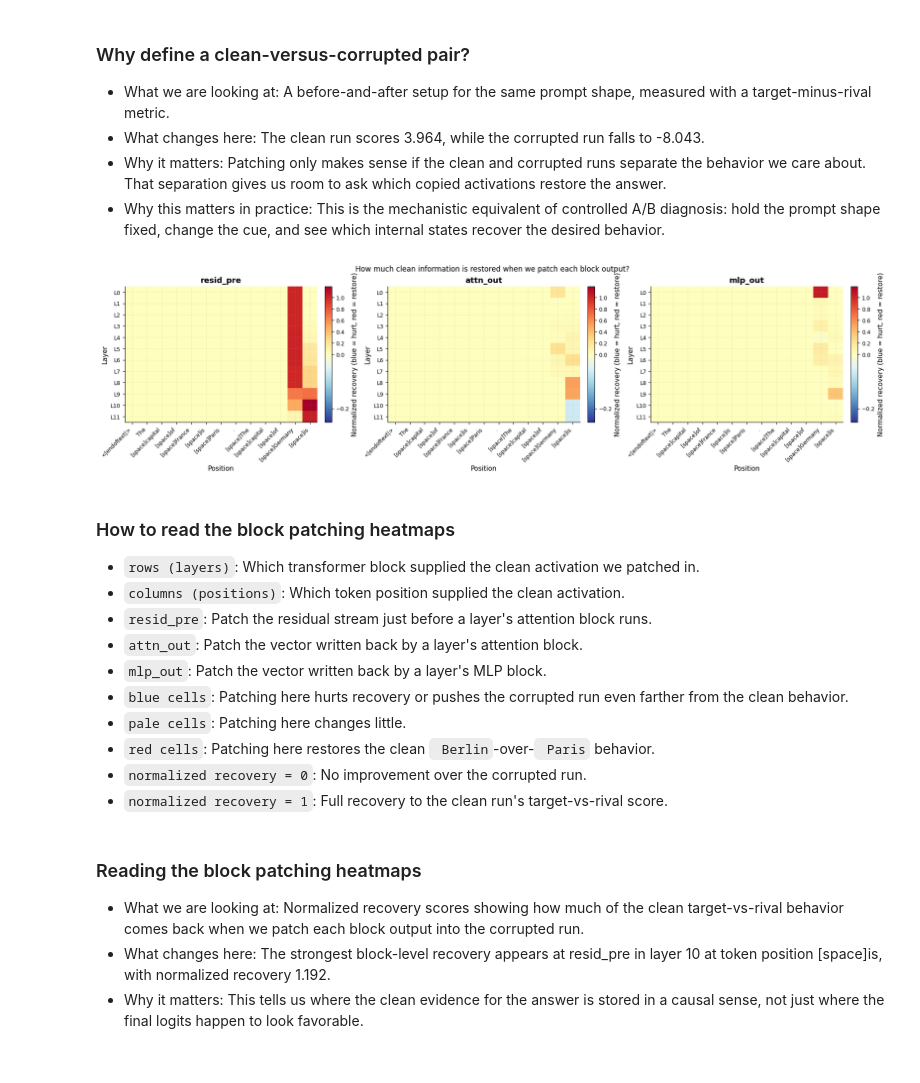
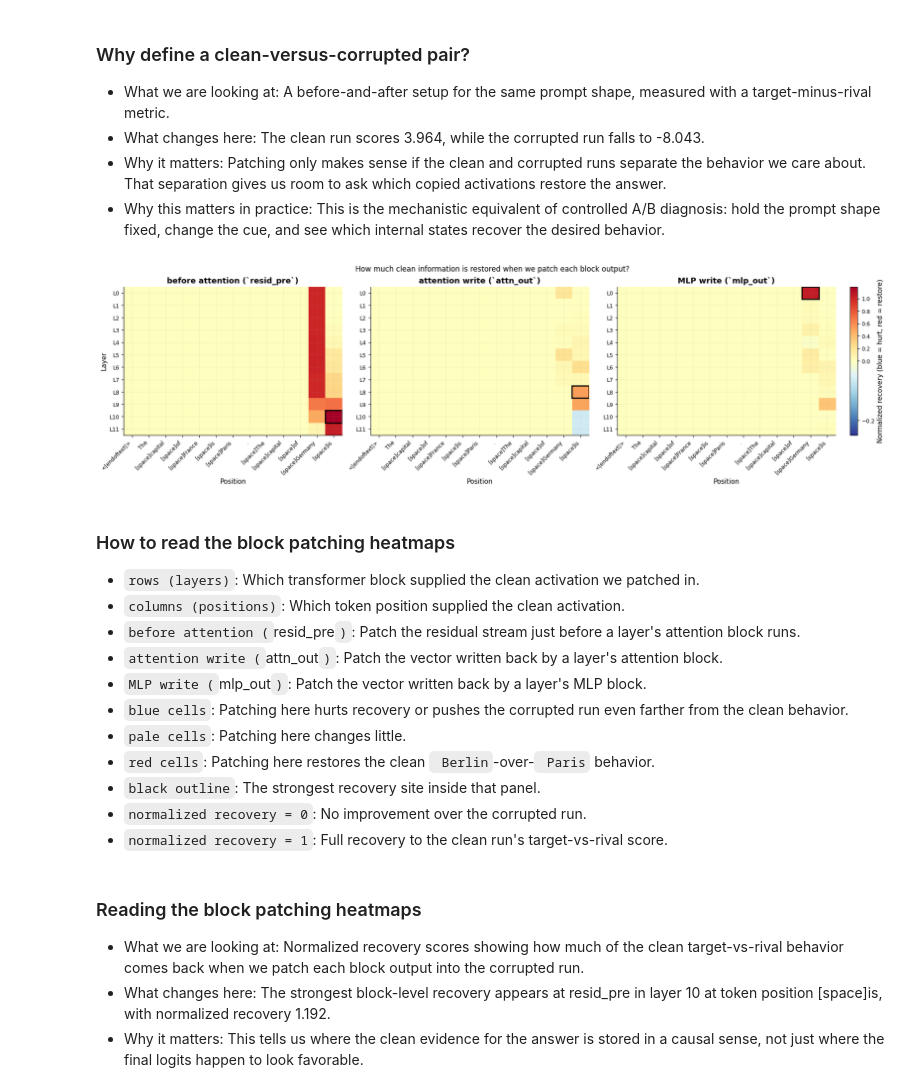
Before and after one commit to benk7alifa/llm-mechanics-lab, a Jupyter notebook: notebooks/llm_mechanics_lab.ipynb, the cells around one changed output. Saved outputs shown, nothing was run; the diff lists cells and outputs as text; code cells hidden in the pictures; blank space fills up the shorter version.

Commit message:
Refine notebook figures and causal pacing

```diff
--- a/notebooks/llm_mechanics_lab.ipynb
+++ b/notebooks/llm_mechanics_lab.ipynb
@@ -1615,46 +1597,48 @@ display_takeaways(
 # %%
 with contextlib.redirect_stdout(io.StringIO()), contextlib.redirect_stderr(io.StringIO()):
     block_patch = patching.get_act_patch_block_every(
         model=model,
         corrupted_tokens=corrupted_tokens,
         clean_cache=clean_cache,
         metric=metric,
     ).detach().cpu()
 
 block_patch_normalized = normalize_patch_scores(
     block_patch,
     clean_score=clean_score,
     corrupted_score=corrupted_score,
 )
 plot_block_patching(block_patch_normalized, [visible_token(token) for token in model.to_str_tokens(CLEAN_PROMPT)])
 plt.show()
 
 display_field_guide(
     "How to read the block patching heatmaps",
     {
         "rows (layers)": "Which transformer block supplied the clean activation we patched in.",
         "columns (positions)": "Which token position supplied the clean activation.",
-        "resid_pre": "Patch the residual stream just before a layer's attention block runs.",
-        "attn_out": "Patch the vector written back by a layer's attention block.",
-        "mlp_out": "Patch the vector written back by a layer's MLP block.",
+        "before attention (`resid_pre`)": "Patch the residual stream just before a layer's attention block runs.",
+        "attention write (`attn_out`)": "Patch the vector written back by a layer's attention block.",
+        "MLP write (`mlp_out`)": "Patch the vector written back by a layer's MLP block.",
         "blue cells": "Patching here hurts recovery or pushes the corrupted run even farther from the clean behavior.",
         "pale cells": "Patching here changes little.",
         "red cells": "Patching here restores the clean ` Berlin`-over-` Paris` behavior.",
+        "black outline": "The strongest recovery site inside that panel.",
         "normalized recovery = 0": "No improvement over the corrupted run.",
         "normalized recovery = 1": "Full recovery to the clean run's target-vs-rival score.",
     },
 )
 # %% [output]
-[figure, old version]
+[figure, new version]
 ### How to read the block patching heatmaps
 - `rows (layers)`: Which transformer block supplied the clean activation we patched in.
 - `columns (positions)`: Which token position supplied the clean activation.
-- `resid_pre`: Patch the residual stream just before a layer's attention block runs.
-- `attn_out`: Patch the vector written back by a layer's attention block.
-- `mlp_out`: Patch the vector written back by a layer's MLP block.
+- `before attention (`resid_pre`)`: Patch the residual stream just before a layer's attention block runs.
+- `attention write (`attn_out`)`: Patch the vector written back by a layer's attention block.
+- `MLP write (`mlp_out`)`: Patch the vector written back by a layer's MLP block.
 - `blue cells`: Patching here hurts recovery or pushes the corrupted run even farther from the clean behavior.
 - `pale cells`: Patching here changes little.
 - `red cells`: Patching here restores the clean ` Berlin`-over-` Paris` behavior.
+- `black outline`: The strongest recovery site inside that panel.
 - `normalized recovery = 0`: No improvement over the corrupted run.
 - `normalized recovery = 1`: Full recovery to the clean run's target-vs-rival score.
 # %%
```
Also changed, not shown: parts of 14 cells of this notebook.
